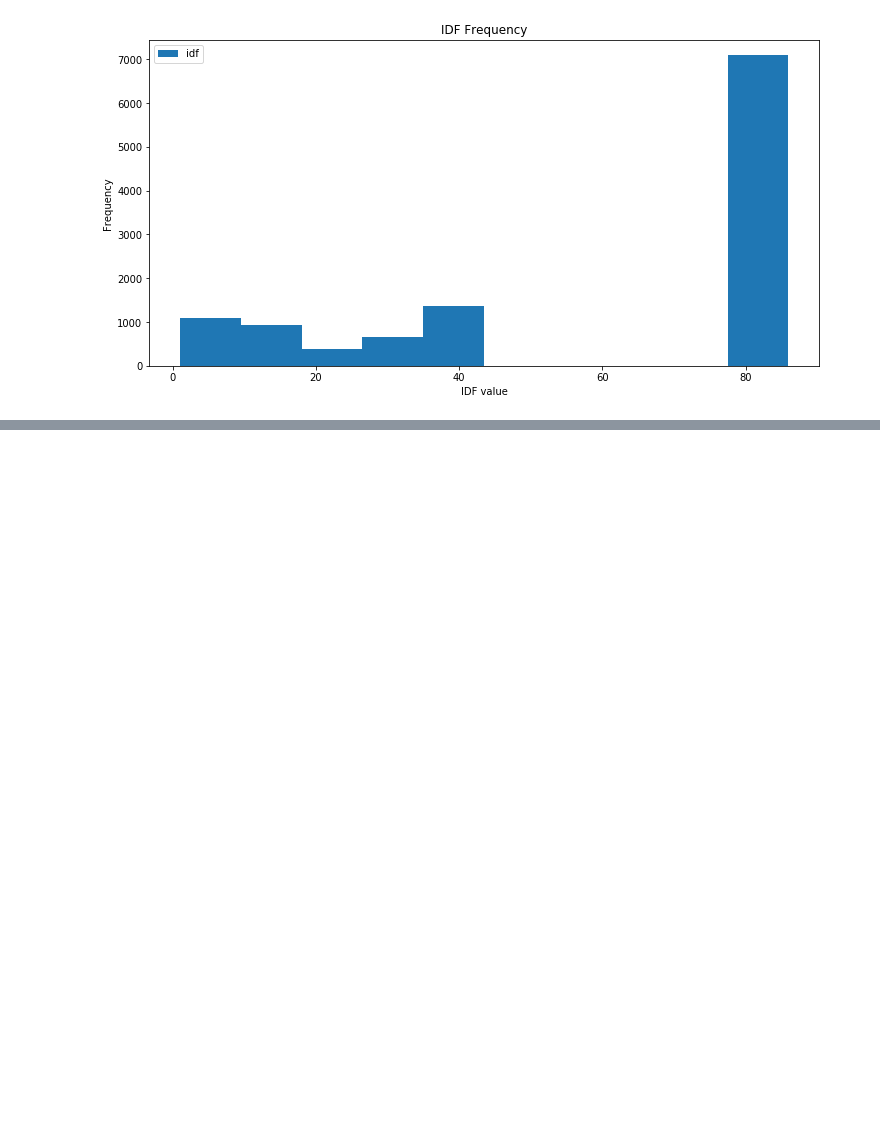
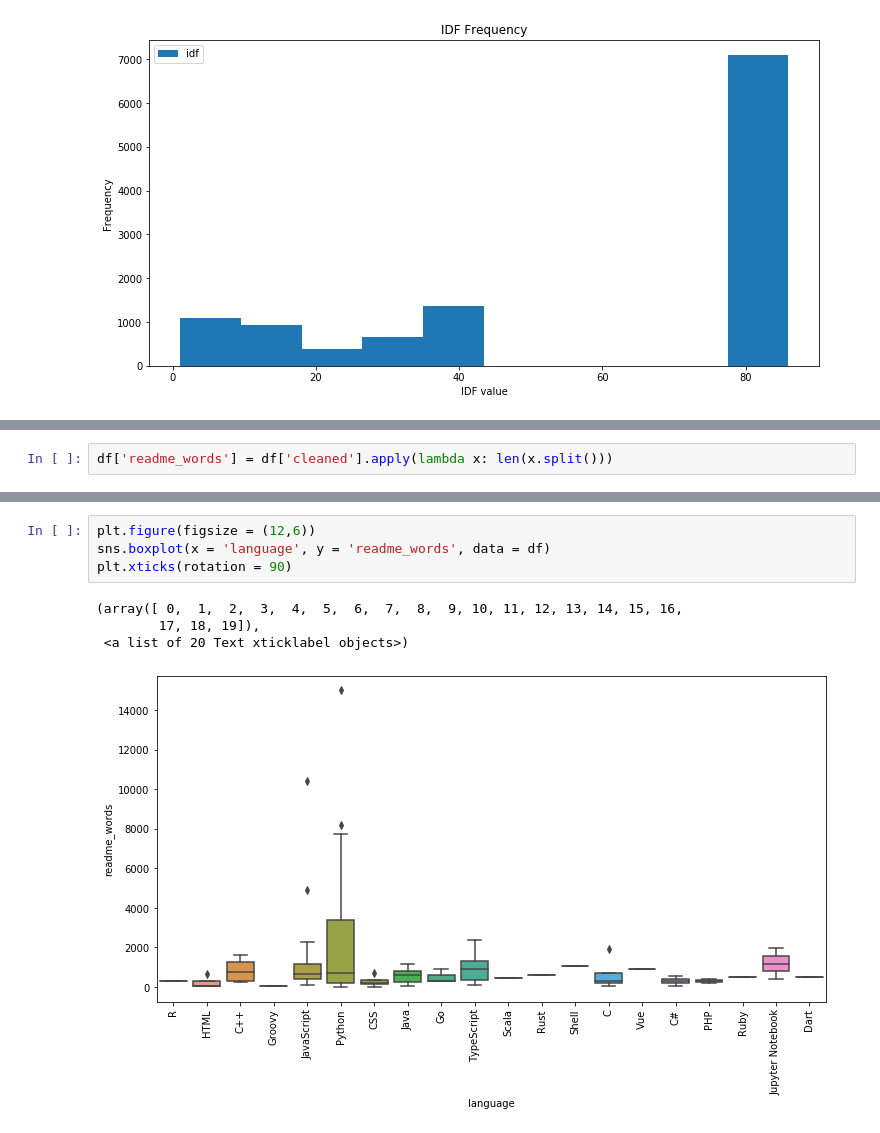
Before and after one commit to The-Tree-Muskeeters/git-language, a Jupyter notebook: nlp_project_ravinder.ipynb, the cells around one changed output, grey strips where cells are left out. Saved outputs shown, nothing was run; the diff lists cells and outputs as text; blank space fills up the shorter version.

```diff
--- a/nlp_project_ravinder.ipynb
+++ b/nlp_project_ravinder.ipynb
@@ -271,0 +288,2 @@ Text(0.5, 0, 'IDF value')
+# %%
+df['readme_words'] = df['cleaned'].apply(lambda x: len(x.split()))
@@ -271,0 +306,9 @@ Text(0.5, 0, 'IDF value')
+# %%
+plt.figure(figsize = (12,6))
+sns.boxplot(x = 'language', y = 'readme_words', data = df)
+plt.xticks(rotation = 90)
+# %% [output]
+(array([ 0,  1,  2,  3,  4,  5,  6,  7,  8,  9, 10, 11, 12, 13, 14, 15, 16,
+        17, 18, 19]),
+ <a list of 20 Text xticklabel objects>)
+[figure, added]
```
Also changed, not shown: parts of 2 cells of this notebook.
